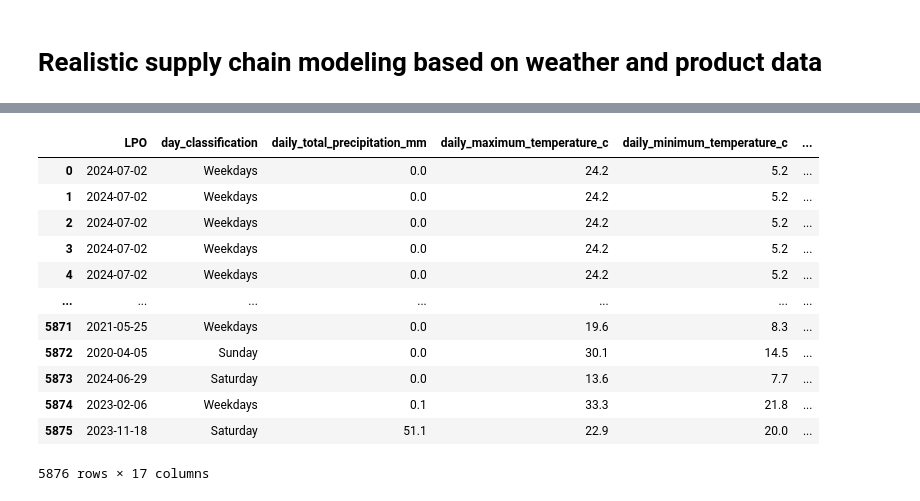
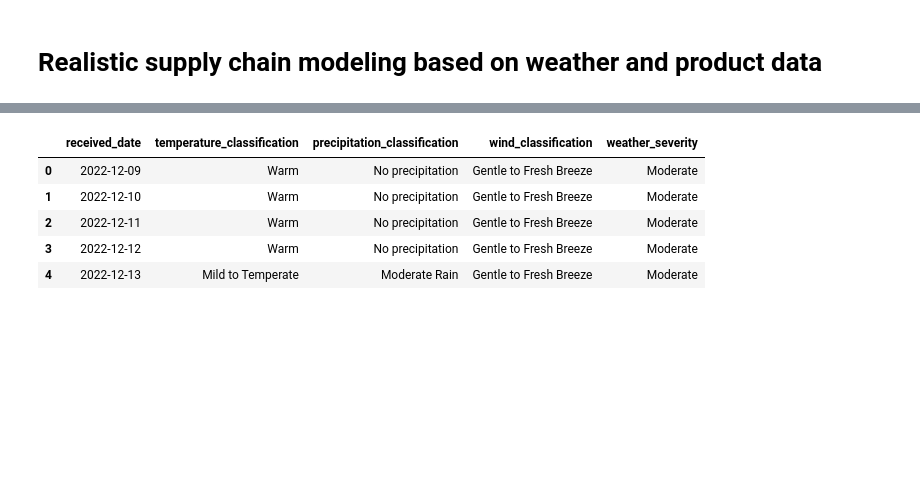
Before and after one commit to rbalbinotti/smart-supply-chain-ai, a Jupyter notebook: notebooks/synthetic_grocery.ipynb, the cells around one changed output, grey strips where cells are left out. Saved outputs shown, nothing was run; the diff lists cells and outputs as text; code cells hidden in the pictures; blank space fills up the shorter version.

```diff
--- a/notebooks/synthetic_grocery.ipynb
+++ b/notebooks/synthetic_grocery.ipynb
@@ -212,6 +245,7 @@ weather_df.dropna(inplace=True)
 # %%
 # Apply the weather classification function to the cleaned DataFrame to generate severity and category labels
-weather_severity_df = create_data_functions.classify_weather(weather_df)
+weather_analyser = weather_conditions.WeatherConditions(weather_df)
+weather_severity_df = weather_analyser.classify_weather()
 # %%
 # Show 10 samples rows of the DataFrame
 weather_severity_df.sample(10)
@@ -269,9 +276,9 @@ climate_date_df = pd.merge(date_df, weather_severity_df, left_on='LPO', right_on
 # Realistic supply chain modeling based on weather and product data
 # %%
 # Create a copy of the climate data DataFrame to work with weather-specific analysis
-df_weather = climate_date_df.copy()
+df_weather_conditions = weather_severity_df.copy()
 
-# Create a copy of the supply data DataFrame to work with product-related operations
-df_products = supply_df.copy()
+# Create a copy of the products_suppliers data DataFrame to work with product-related operations
+df_products = products_suppliers_df.copy()
 # %%
 # Display the first row of the weather DataFrame to preview its structure
@@ -288,40 +295,20 @@ df_products.head(1)
 # %%
-# Converter a coluna 'LPO' para o formato datetime
-df_weather['LPO'] = pd.to_datetime(df_weather['LPO'])
-
-# Extrair o número do mês da data
-df_weather['month'] = df_weather['LPO'].dt.month
-
-# Extrair o nome do mês (ex: Janeiro, Fevereiro)
-df_weather['month_name'] = df_weather['LPO'].dt.month_name()
-
-# Extrair o nome do dia da semana (ex: Segunda-feira)
-df_weather['day_of_week'] = df_weather['LPO'].dt.day_name()
-
-# Extrair o número do dia do mês
-df_weather['day_of_month'] = df_weather['LPO'].dt.day
-
-# Criar uma coluna booleana indicando se o dia é feriado
-df_weather['is_holiday'] = np.where(df_weather['day_classification'] == 'Holiday', True, False)
-
-# Criar uma coluna booleana indicando se o dia é fim de semana (sábado ou domingo)
-df_weather['is_weekend'] = np.where(df_weather['LPO'].dt.dayofweek > 4, True, False)
+# Rename the column 'measurement_date' to 'date' for easier reference.
+df_weather_conditions.rename(columns={'measurement_date': 'received_date'}, inplace=True)
+# %%
+# Filters df_weather_conditions to retain only relevant weather-related columns for analysis or merging
+df_weather_conditions = df_weather_conditions[['received_date', 'temperature_classification',
+                                               'precipitation_classification', 'wind_classification',
+                                               'weather_severity']]
 # %%
 # Display the first few rows of the weather DataFrame
-df_weather
+df_weather_conditions.head()
 # %% [output]
-|  | LPO | day_classification | daily_total_precipitation_mm | daily_maximum_temperature_c | daily_minimum_temperature_c | ... |
-| 0 | 2024-07-02 | Weekdays | 0.0 | 24.2 | 5.2 | ... |
-| 1 | 2024-07-02 | Weekdays | 0.0 | 24.2 | 5.2 | ... |
-| 2 | 2024-07-02 | Weekdays | 0.0 | 24.2 | 5.2 | ... |
-| 3 | 2024-07-02 | Weekdays | 0.0 | 24.2 | 5.2 | ... |
-| 4 | 2024-07-02 | Weekdays | 0.0 | 24.2 | 5.2 | ... |
-| ... | ... | ... | ... | ... | ... | ... |
-| 5871 | 2021-05-25 | Weekdays | 0.0 | 19.6 | 8.3 | ... |
-| 5872 | 2020-04-05 | Sunday | 0.0 | 30.1 | 14.5 | ... |
-| 5873 | 2024-06-29 | Saturday | 0.0 | 13.6 | 7.7 | ... |
-| 5874 | 2023-02-06 | Weekdays | 0.1 | 33.3 | 21.8 | ... |
-| 5875 | 2023-11-18 | Saturday | 51.1 | 22.9 | 20.0 | ... |
+|  | received_date | temperature_classification | precipitation_classification | wind_classification | weather_severity |
+| 0 | 2022-12-09 | Warm | No precipitation | Gentle to Fresh Breeze | Moderate |
+| 1 | 2022-12-10 | Warm | No precipitation | Gentle to Fresh Breeze | Moderate |
+| 2 | 2022-12-11 | Warm | No precipitation | Gentle to Fresh Breeze | Moderate |
+| 3 | 2022-12-12 | Warm | No precipitation | Gentle to Fresh Breeze | Moderate |
+| 4 | 2022-12-13 | Mild to Temperate | Moderate Rain | Gentle to Fresh Breeze | Moderate |
-5876 rows × 17 columns
 # %%
 # Display the first few rows of the products DataFrame
```
Also changed, not shown: parts of 55 cells of this notebook.
